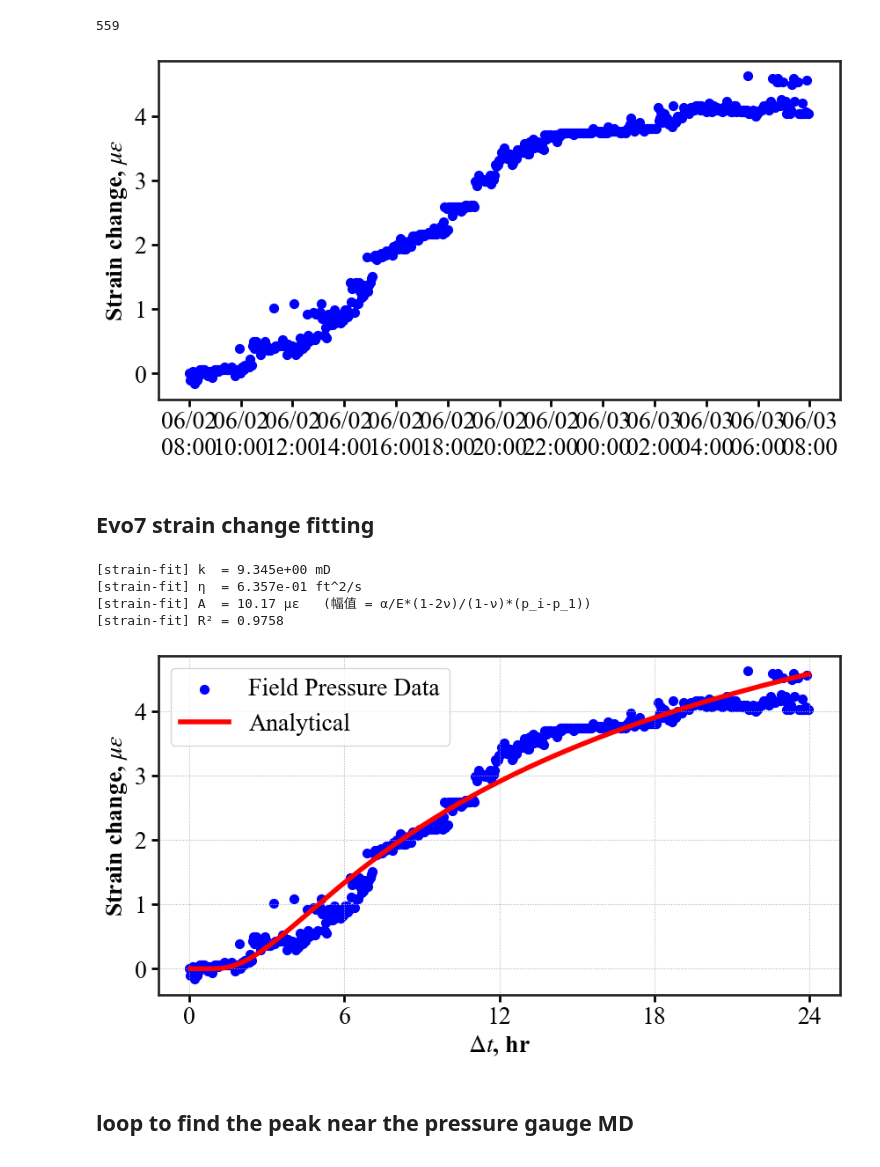
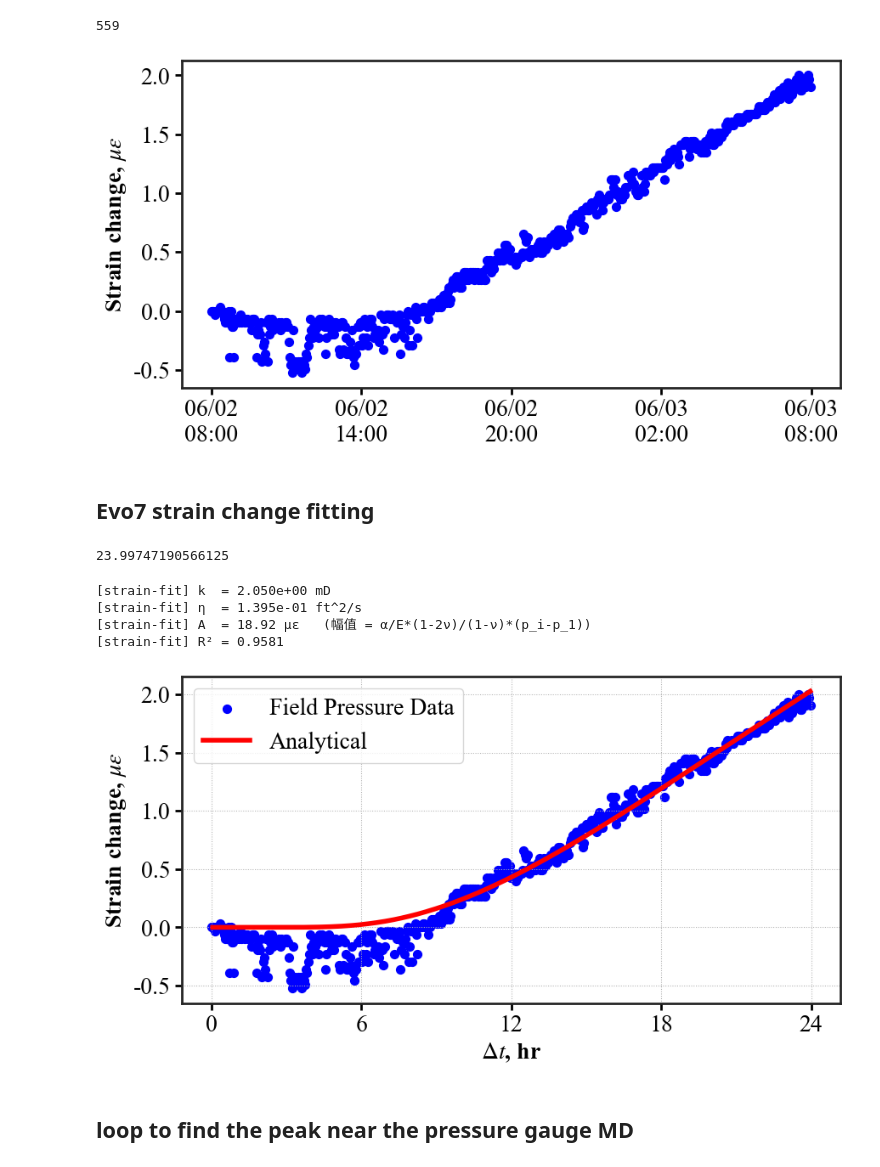
Before and after one commit to felix-mao-1516/plot-for-research-, a Jupyter notebook: pressure_strain_matching.ipynb, the cells around one changed output. Saved outputs shown, nothing was run; the diff lists cells and outputs as text; code cells hidden in the pictures.

```diff
--- a/pressure_strain_matching.ipynb
+++ b/pressure_strain_matching.ipynb
@@ -1240,10 +1240,14 @@ import glob
 # %%
 # Read h5 files
 # f1 = h5py.File('C:/Users/fengxiang.mao/Desktop/Devon data/HFTS-1_Devon/20220707/Evo 5 (POP)/Zgabay A14H - pop - strain change.h5','r')
-f1 = h5py.File('C:/Users/fengxiang.mao/Desktop/Devon data/HFTS-1_Devon/Evo_5_6_7_Sep_2025/Evo 7 (flowback)/Zgabay A14H - flowback - strain change.h5','r')
+# f1 = h5py.File('C:/Users/fengxiang.mao/Desktop/Devon data/HFTS-1_Devon/Evo_5_6_7_Sep_2025/Evo 7 (flowback)/Zgabay A14H - flowback - strain change.h5','r')
+f1 = h5py.File('C:/Users/fengxiang.mao/Desktop/Devon data/HFTS-1_Devon/Evo_5_6_7_Sep_2025/Evo 7 (flowback)/corrected_within_1h_(with_data_wash).h5','r')
+
 print(list(f1.keys()))
 # 继续进入下一层
-data_group = f1['data']
+# data_group = f1['data']
+data_group = f1['strain_corrected']
+
 print(data_group)
 # print(list(data_group.keys()))
 # 继续进入下一层
@@ -1271,16 +1275,16 @@ print("对应纤维深度 gauge_to_fiber: ", gauge_to_fiber)
 from tomlkit import date
 
 
-dstrain = (f1['data'])  #（time, depth）
+dstrain = (f1['strain_corrected'])  #（time, depth）
 depth = (f1['depth'])
 date_str = (f1['stamps'])
-date_utc = (f1['stamps_unix'])
+# date_utc = (f1['stamps_unix'])
 
 
 depth = np.asarray(depth)
 dstrain = np.asarray(dstrain)
 date_str = np.asarray(date_str)
-date_utc = np.asarray(date_utc)
+# date_utc = np.asarray(date_utc)
 # %%
 def nearest_col_indices(depth_1d, targets):
     """
@@ -1292,9 +1296,9 @@ def nearest_col_indices(depth_1d, targets):
     return idx
 
 #没有做gauge 的depth calibration 的时候用
-gauge_to_fiber = np.array([12712, 12873, 13100, 13352, 13746,13850,14268,14537,
-                           14599, 14842, 15150, 15453, 15691,15726,15747,16056])
-
+# gauge_to_fiber = np.array([12712, 12873, 13100, 13352, 13746,13850,14268,14537,
+#                            14599, 14842, 15150, 15453, 15691,15726,15747,16056])
+gauge_to_fiber = np.array([15151.8])  # 只选一个深度进行拟合
 
 
 targets = gauge_to_fiber
@@ -1320,6 +1318,6 @@ error(ft):   [ 0.0078125  -0.09863281 -0.04003906 -0.12011719 -0.12402344  0.
 # %%
 #选某个深度（列），可在后面的idx[1]进行加或者减
-cols = dstrain[:, idx[8]+1]   #0-6   [1]+1   [2]+1    # shape = (N_time, len(targets))
+cols = dstrain[:, idx[0]]   #0-6   [1]+1   [2]+1    # shape = (N_time, len(targets))
 #随着生产的进行，裂缝闭合，应变变小（绝对值变大），比如从-1变成-5
 cols = -1 * cols
 # cols = dstrain[:, idx [1]-86]                 # shape = (N_time, len(targets))
@@ -1435,32 +1433,33 @@ print(len(strian_sel))
 # %%
 fig, ax = plt.subplots(figsize=(10,5))
 
 #scatter plot
 ax.scatter(t_sel, strian_sel, color='blue', s=50, label='Field Pressure Data')
 
 ax.xaxis_date()
 date_format = mdates.DateFormatter('%m/%d\n%H:%M')
 ax.xaxis.set_major_formatter(date_format)
 
 start = datetime.datetime(2022, 6, 2, 8, 0)
+# end   = datetime.datetime(2022, 6, 2, 16, 0)
 end   = datetime.datetime(2022, 6, 3, 8, 0)
-# end   = datetime.datetime(2022, 6, 2, 16, 0)
 
 
-# ticks = pd.date_range(start, end, freq='6h')  # 每 4 小时一个
-ticks = pd.date_range(start, end, freq='2h')  # 每 4 小时一个
+
+ticks = pd.date_range(start, end, freq='6h')  # 每 4 小时一个
+# ticks = pd.date_range(start, end, freq='2h')  # 每 4 小时一个
 
 ax.set_xticks(ticks)
 ax.set_ylabel(r"Strain change, $\mu\varepsilon$")
 
 # 设置主刻度间隔为 1 小时
 # ax.xaxis.set_major_locator(mdates.HourLocator(interval=4))
 
 # 给外侧轴留空间，避免被裁切
 # fig.subplots_adjust(right=0.82)
 # plt.savefig('frac_curves_S6.png', dpi=600, bbox_inches='tight')
 plt.show()
 # %% [output]
-[figure, old version]
+[figure, new version]
 # %% [markdown]
 ## Evo7 strain change fitting
@@ -1467,3 +1470,7 @@ plt.show()
+# %%
+a /b
+# %% [output]
+23.99747190566125
 # %%
 # ================== 只拟合 A 与 k 的简洁版（无 B、无 tau） ==================
 from turtle import color
@@ -1476,10 +1483,18 @@ except Exception:
     import math
     _erfc = np.vectorize(lambda z: 1.0 - math.erf(z))
 
-# 单位换算：η[ft^2/s] = (0.0002637/86400) * k[mD] / (mu[cP] * phi * ct[1/psi])
+
 def diffusivity_ft2_per_s(k_mD, mu_cP, phi, ct_per_psi):
     """k[mD], mu[cP], phi[-], ct[1/psi]  -> η[ft^2/s]"""
-    return ((9.869233e-16)/(1e-3)*6894.757*3.2808**2) * k_mD / (mu_cP * phi * ct_per_psi)
+    k_m2 = k_mD * 9.869233e-16      # mD -> m^2
+    mu_Pa_s = mu_cP * 1e-3          # cP -> Pa*s
+    ct_per_Pa = ct_per_psi / 6894.757  # 1/psi -> 1/Pa
+    eta_m2_s = k_m2 / (mu_Pa_s * phi * ct_per_Pa)
+    eta_ft2_s = eta_m2_s * (3.280839895**2)
+    return eta_ft2_s
+    # return ((9.869233e-16)/(1e-3)*6894.757*3.2808**2) * k_mD / (mu_cP * phi * ct_per_psi)
+
+
 
 # f_k(t) = erfc( dis / (2*sqrt(η*t)) )
 def f_kernel(t_sec, k_mD, dis_ft, mu_cP, phi, ct_per_psi):
@@ -1630,11 +1645,11 @@ ax2.grid(True, which='both', linestyle=':', linewidth=0.75)
 # plt.tight_layout()
 plt.show()
 # %% [output]
-[strain-fit] k  = 9.345e+00 mD
-[strain-fit] η  = 6.357e-01 ft^2/s
-[strain-fit] A  = 10.17 με   (幅值 = α/E*(1-2ν)/(1-ν)*(p_i-p_1))
-[strain-fit] R² = 0.9758
+[strain-fit] k  = 2.050e+00 mD
+[strain-fit] η  = 1.395e-01 ft^2/s
+[strain-fit] A  = 18.92 με   (幅值 = α/E*(1-2ν)/(1-ν)*(p_i-p_1))
+[strain-fit] R² = 0.9581
-[figure, old version]
+[figure, new version]
 # %% [markdown]
 ## loop to find the peak near the pressure gauge MD
 # %%
```
Also changed, not shown: parts of 5 cells of this notebook, 3 other files.
